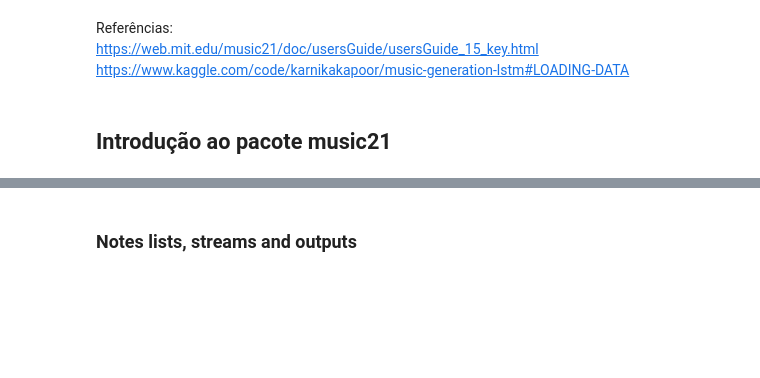
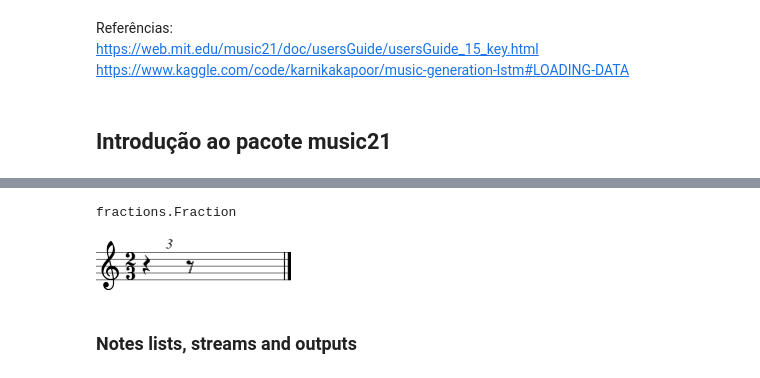
Before and after one commit to Krupique/challenges-kaggle, a Jupyter notebook: challenges/09_MusicGenerator/generatorV1.ipynb, the cells around one changed output, grey strips where cells are left out. Drawn from its saved outputs; the diff is of its cells as text; code cells hidden in the pictures; blank space fills up the shorter version.

```diff
--- a/challenges/09_MusicGenerator/generatorV1.ipynb
+++ b/challenges/09_MusicGenerator/generatorV1.ipynb
@@ -35,3 +45,14 @@ n.duration, n.name, n.octave, n.pitch, n.pitch.frequency
+# %%
+type(n.duration.quarterLength)
+# %% [output]
+fractions.Fraction
+# %%
+r = ms.note.Rest()
+
+r.durationtion.quarterLength = 2/3
+r.show()
+# %% [output]
+[figure, added]
 # %%
 n.pitch.accidental, n.pitch.alter, n.pitch.midi
 # %%
```
Also changed, not shown: parts of 4 cells of this notebook.
